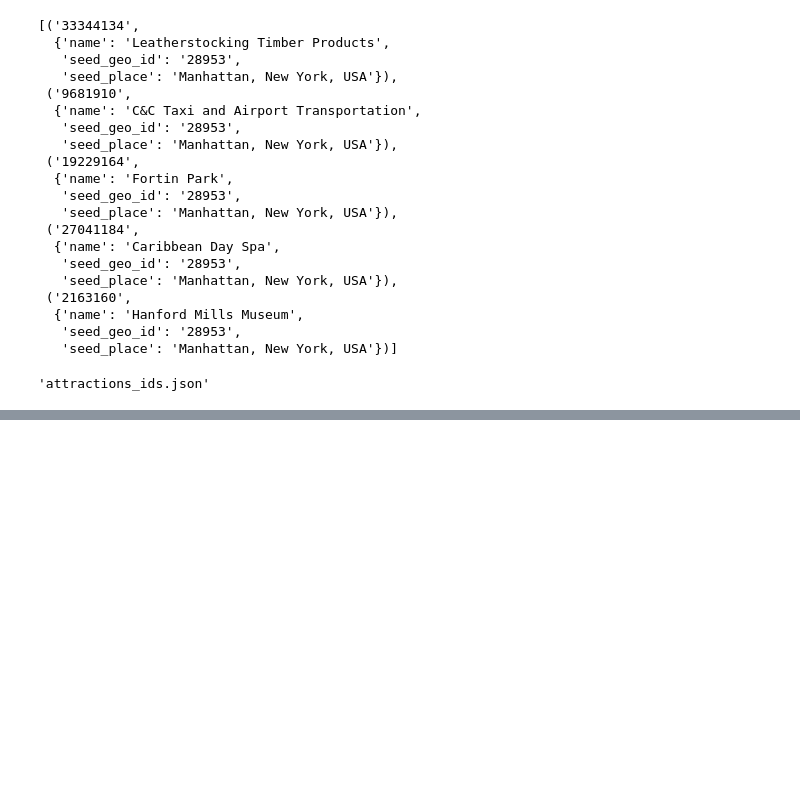
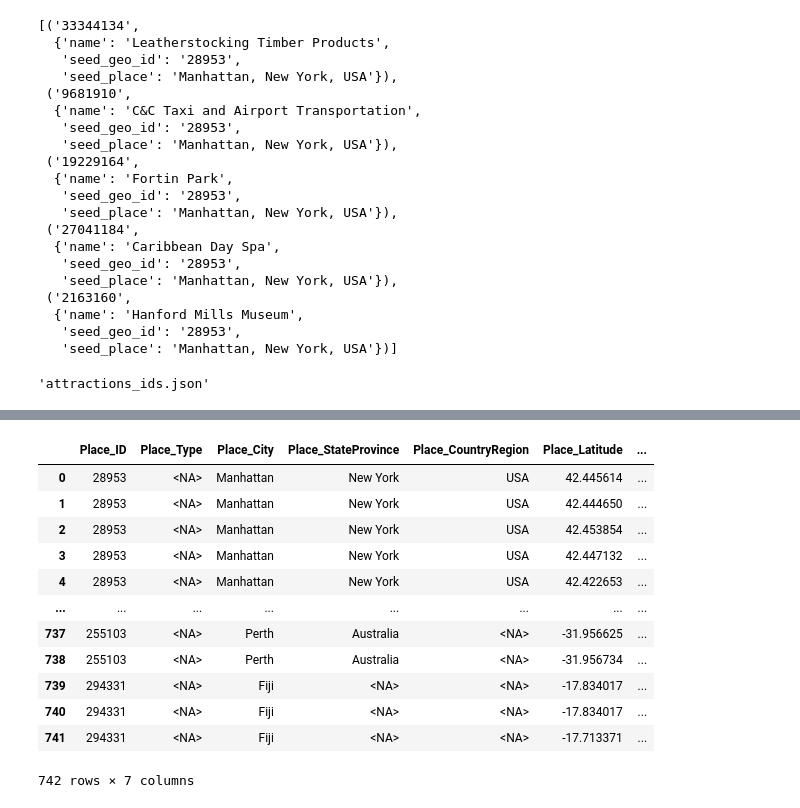
Before and after one commit to garrettjash/travel-app, a Jupyter notebook: data/TripAdvisor/ta_scraper.ipynb, the cells around one changed output, grey strips where cells are left out. Saved outputs shown, nothing was run; the diff lists cells and outputs as text; code cells hidden in the pictures; blank space fills up the shorter version.

```diff
--- a/data/TripAdvisor/ta_scraper.ipynb
+++ b/data/TripAdvisor/ta_scraper.ipynb
@@ -406,0 +438,52 @@ Rows: 742 Errors: 0
+# %%
+def split_seed_place(s) -> pd.Series:
+    if pd.isna(s) or str(s).strip() == "":
+        return pd.Series([pd.NA, pd.NA, pd.NA],
+                         index=["Place_City","Place_StateProvince","Place_CountryRegion"])
+
+    parts = [p.strip() for p in str(s).split(",")]
+
+    if len(parts) >= 3:
+        city, state, country = parts[0], parts[1], ", ".join(parts[2:])  # just in case extra commas
+        return pd.Series([city, state, country],
+                         index=["Place_City","Place_StateProvince","Place_CountryRegion"])
+
+    if len(parts) == 2:
+        city, country = parts[0], parts[1]
+        return pd.Series([city, pd.NA, country],
+                         index=["Place_City","Place_StateProvince","Place_CountryRegion"])
+
+    # len == 1: assume it's a country-only place like "Fiji"
+    return pd.Series([pd.NA, pd.NA, parts[0]],
+                     index=["Place_City","Place_StateProvince","Place_CountryRegion"])
+
+
+def build_place_df(raw: pd.DataFrame) -> pd.DataFrame:
+    parts = raw["seed_place"].apply(split_seed_place)
+
+    return pd.DataFrame({
+        "Place_ID": pd.to_numeric(raw["seed_geo_id"], errors="coerce").astype("Int64"),
+        "Place_Type": pd.NA,
+        "Place_City": parts["Place_City"],
+        "Place_StateProvince": parts["Place_StateProvince"],
+        "Place_CountryRegion": parts["Place_CountryRegion"],
+        "Place_Latitude": pd.to_numeric(raw.get("latitude"), errors="coerce"),
+        "Place_Longitude": pd.to_numeric(raw.get("longitude"), errors="coerce"),
+    })
+
+place_df = build_place_df(df)
+place_df
+# %% [output]
+|  | Place_ID | Place_Type | Place_City | Place_StateProvince | Place_CountryRegion | Place_Latitude | ... |
+| 0 | 28953 | <NA> | Manhattan | New York | USA | 42.445614 | ... |
+| 1 | 28953 | <NA> | Manhattan | New York | USA | 42.444650 | ... |
+| 2 | 28953 | <NA> | Manhattan | New York | USA | 42.453854 | ... |
+| 3 | 28953 | <NA> | Manhattan | New York | USA | 42.447132 | ... |
+| 4 | 28953 | <NA> | Manhattan | New York | USA | 42.422653 | ... |
+| ... | ... | ... | ... | ... | ... | ... | ... |
+| 737 | 255103 | <NA> | Perth | Australia | <NA> | -31.956625 | ... |
+| 738 | 255103 | <NA> | Perth | Australia | <NA> | -31.956734 | ... |
+| 739 | 294331 | <NA> | Fiji | <NA> | <NA> | -17.834017 | ... |
+| 740 | 294331 | <NA> | Fiji | <NA> | <NA> | -17.834017 | ... |
+| 741 | 294331 | <NA> | Fiji | <NA> | <NA> | -17.713371 | ... |
+742 rows × 7 columns
```
Also changed, not shown: parts of 6 cells of this notebook, 7 other files.
